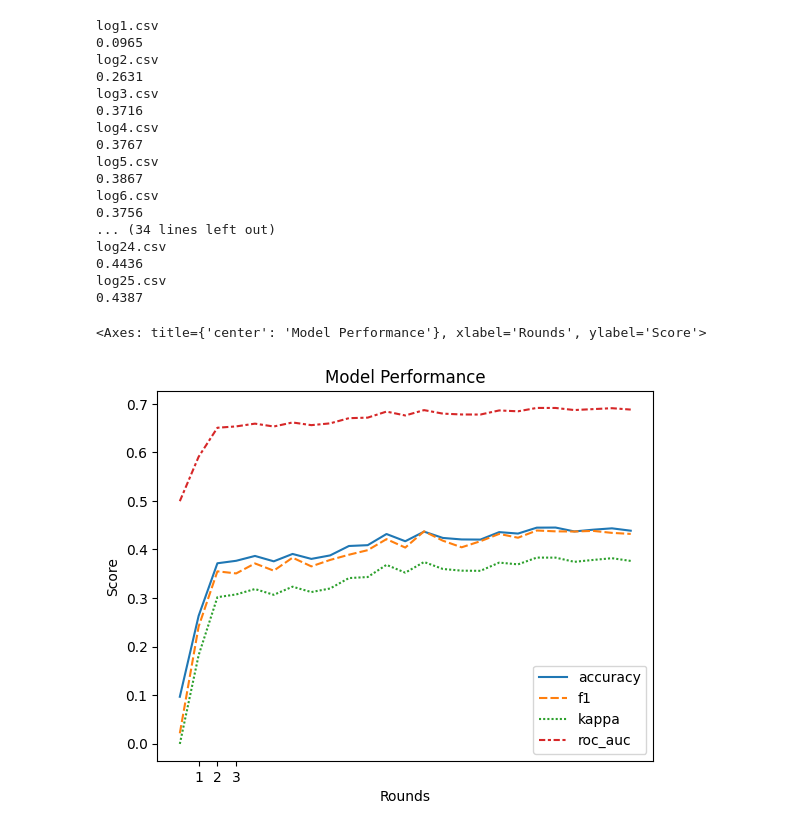
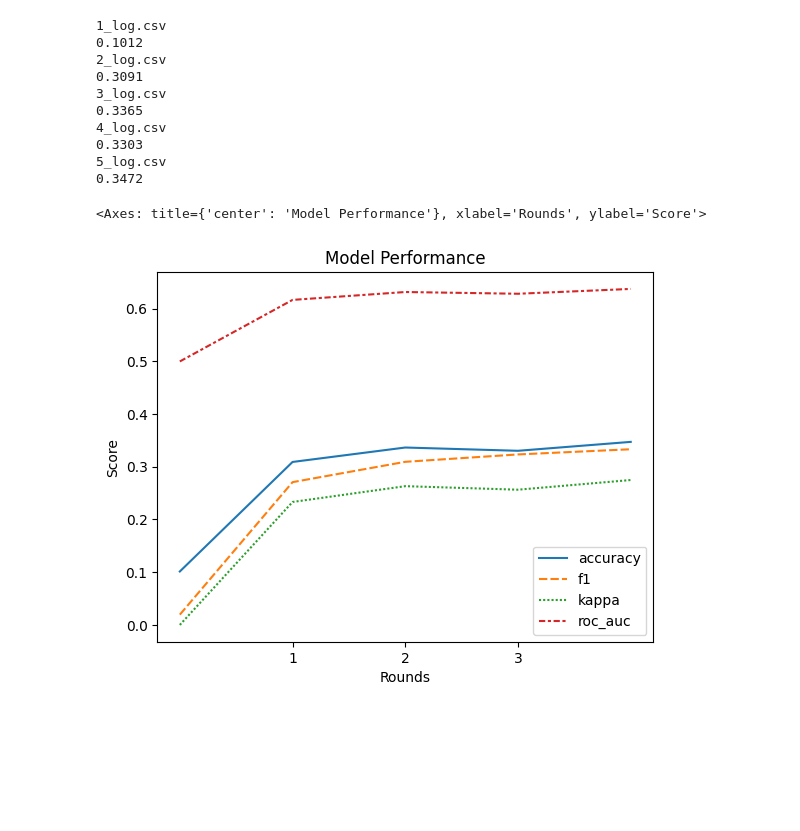
Before and after one commit to Uplink036/FLAdversarialInput, a Jupyter notebook: adversarial/adversarial/analysis.ipynb, the cells around one changed output. Saved outputs shown, nothing was run; the diff lists cells and outputs as text; code cells hidden in the pictures; blank space fills up the shorter version.

```diff
--- a/adversarial/adversarial/analysis.ipynb
+++ b/adversarial/adversarial/analysis.ipynb
@@ -5,10 +5,3 @@ import pandas as pd
 import numpy as np
 import os
 import re
-
-# get the files in the order
-files = os.listdir('logging')
-# Sort the files by number.
-# Remove everything that is not a number
-files = sorted(files, key=lambda x: int(re.sub('\D', '', x)))
-files
@@ -33,6 +8,9 @@ files
 # %%
-def get_stats(id):
+def get_stats(config_dir, id):
     # Get the files in the logging directory
+    files = os.listdir(config_dir)
+    # Sort the files
+    files = sorted(files, key=lambda x: int(x.split('_')[0]))
     metrics = {
         'accuracy': [],
         'f1': [],
@@ -43,7 +21,7 @@ def get_stats(id):
         print(f)
         if f.endswith('.csv'):
             # Load the data
-            data = pd.read_csv('logging/' + f)
+            data = pd.read_csv(config_dir+f)
             # Get the metrics
             metrics['accuracy'].append(data.loc[id, 'accuracy'])
             print(data.loc[id, 'accuracy'])
@@ -53,34 +31,30 @@ def get_stats(id):
     return metrics
 # %%
 # Create a line plot with four lines
-data = get_stats(0)
+config_dir = 'logging/'
+config_nr = 0
+config_dir = config_dir + str(config_nr) + '/'
+data = get_stats(config_dir, 0)
 fig, ax = plt.subplots()
 ax.set_title('Model Performance')
 ax.set_xlabel('Rounds')
 ax.set_ylabel('Score')
 ax.set_xticks(np.arange(1, len(data), 1))
 ax.legend(['accuracy', 'kappa', 'f1', 'roc_auc'])
 sns.lineplot(data=data, ax=ax)
 # %% [output]
-log1.csv
-0.0965
-log2.csv
-0.2631
-log3.csv
-0.3716
-log4.csv
-0.3767
-log5.csv
-0.3867
-log6.csv
-0.3756
-... (34 lines left out)
-log24.csv
-0.4436
-log25.csv
-0.4387
+1_log.csv
+0.1012
+2_log.csv
+0.3091
+3_log.csv
+0.3365
+4_log.csv
+0.3303
+5_log.csv
+0.3472
 <Axes: title={'center': 'Model Performance'}, xlabel='Rounds', ylabel='Score'>
-[figure, old version]
+[figure, new version]
 # %%
 data
 # %% [output]
```
Also changed, not shown: parts of 2 cells of this notebook, 54 other files.
